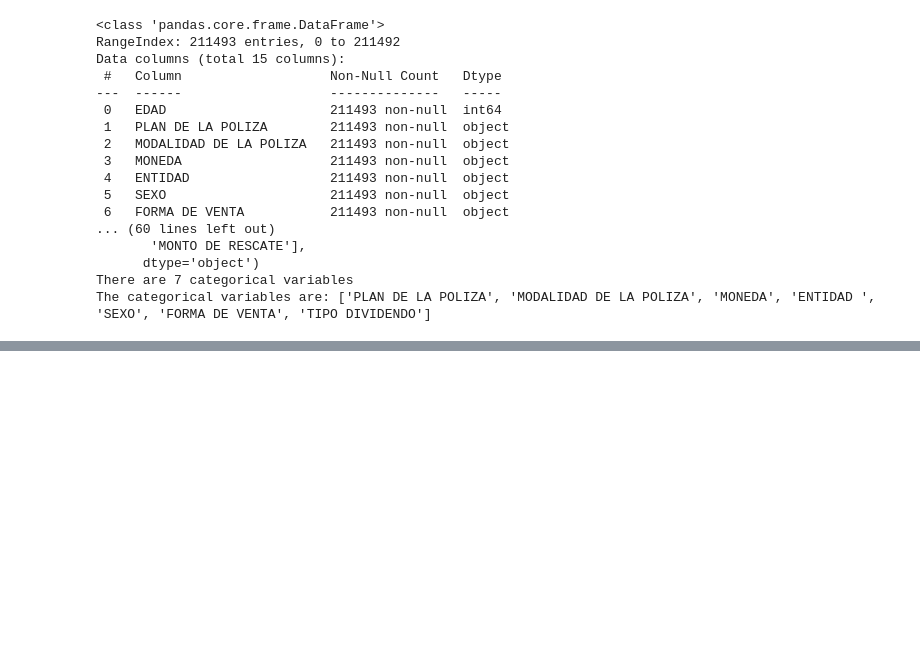
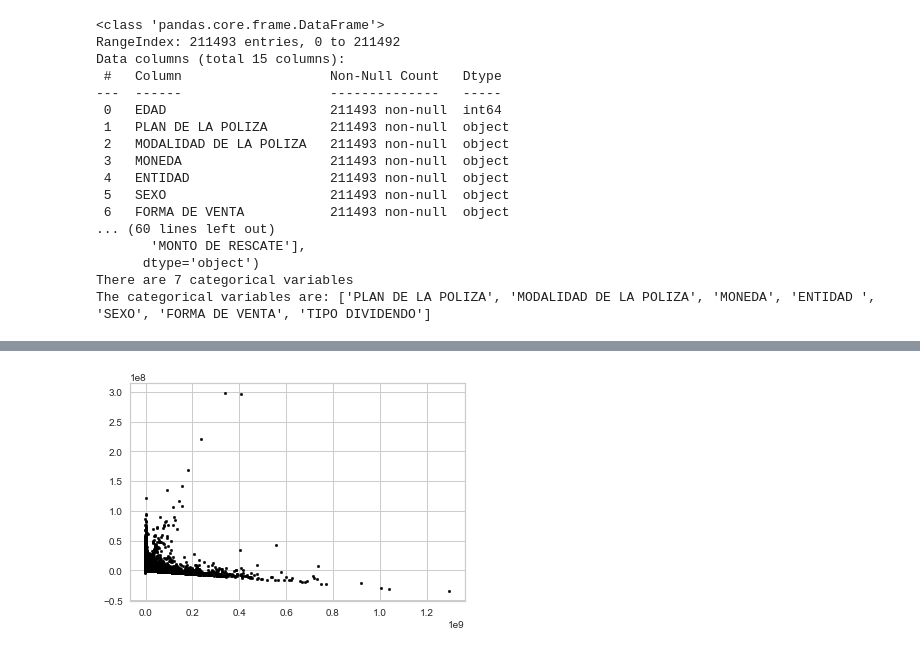
Before and after one commit to Nicocispal/Evidencia_1, a Jupyter notebook: DE_comisiones.ipynb, the cells around one changed output, grey strips where cells are left out. Cells and saved outputs as stored; diff of their text form; code cells hidden in the pictures; blank space fills up the shorter version.

```diff
--- a/DE_comisiones.ipynb
+++ b/DE_comisiones.ipynb
@@ -117,3 +54,5 @@ Name: MONTO DE RESCATE, dtype: float64
+# %%
+df = df.apply(pd.to_numeric, downcast='integer', errors='ignore')
 # %%
 df.info()
 # %% [output]
@@ -137,16 +75,0 @@ memory usage: 23.0+ MB
-# %%
-X = df[cols]
-
-kmeans = KMeans(n_clusters=3, random_state=0)
-kmeans.fit(X)
-
-df['cluster'] = kmeans.labels_
-for col in cols:
-    plt.figure(figsize=(6,6))
-    for i in range(3):
-        cluster_data = df[df['cluster'] == i]
-        plt.scatter(cluster_data[col], cluster_data['SEXO_Masculino'], label=f'Cluster {i}')
-    plt.xlabel(col)
-    plt.ylabel('SEXO_Masculino')
-    plt.legend()
-    plt.show()
@@ -192,0 +76,2 @@ for col in cols:
+# %%
+df[['EDAD']] = df[['EDAD']].astype('int32')
@@ -192,0 +106,8 @@ for col in cols:
+# %%
+#vamos a reducir la dimensionalidad de estos datos, pues lo usaremos para graficar
+pca = PCA(n_components = 2) #solo 2, para poder graficar en el eje X y eje Y
+Xshort = pca.fit_transform(df)
+plt.scatter(Xshort[:,0], Xshort[:,1], c='black', s=7)
+plt.show()
+# %% [output]
+[figure, added]
```
Also changed, not shown: parts of 20 cells of this notebook, 3 other files.
